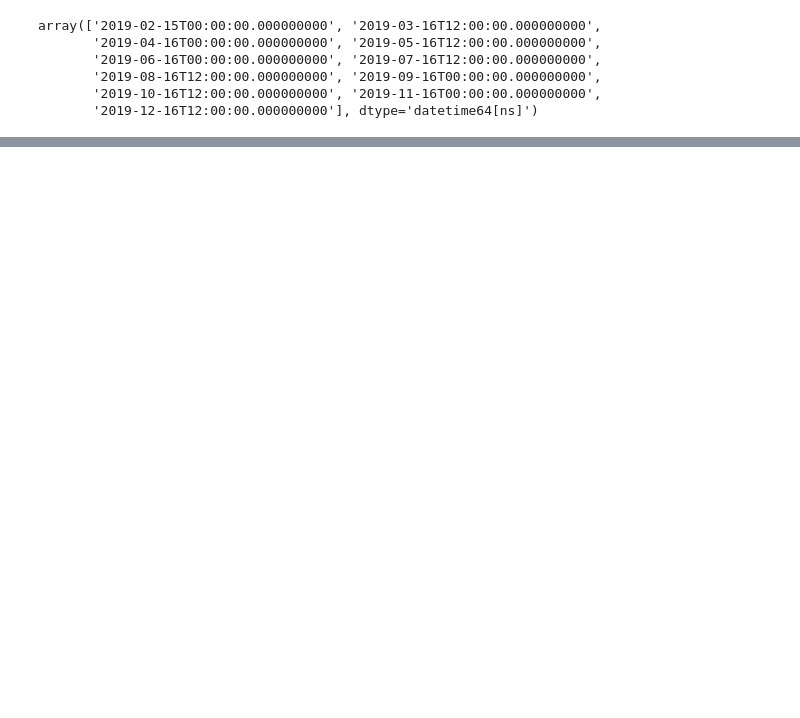
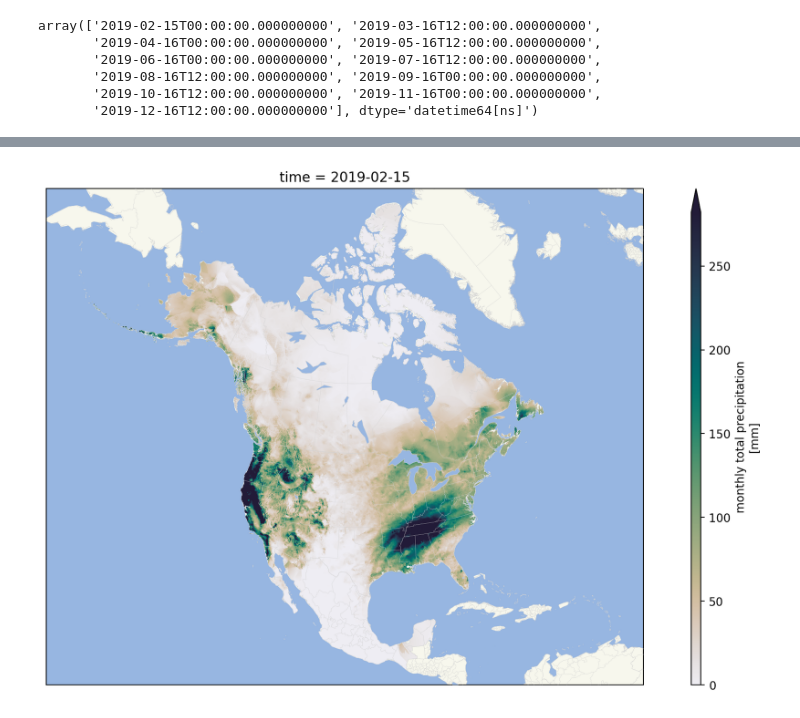
Before and after one commit to mmcfarland/pc-notebook-scratch, a Jupyter notebook: daymet/daymet-na-zarr.ipynb, the cells around one changed output, grey strips where cells are left out. Saved outputs shown, nothing was run; the diff lists cells and outputs as text; code cells hidden in the pictures; blank space fills up the shorter version.

```diff
--- a/daymet/daymet-na-zarr.ipynb
+++ b/daymet/daymet-na-zarr.ipynb
@@ -90,0 +91,4 @@ Wall time: 1min 1s
+# %%
+pl(p, cmocean.cm.rain)
+# %% [output]
+[figure, added]
```
Also changed, not shown: parts of 9 cells of this notebook, 3 other files.
